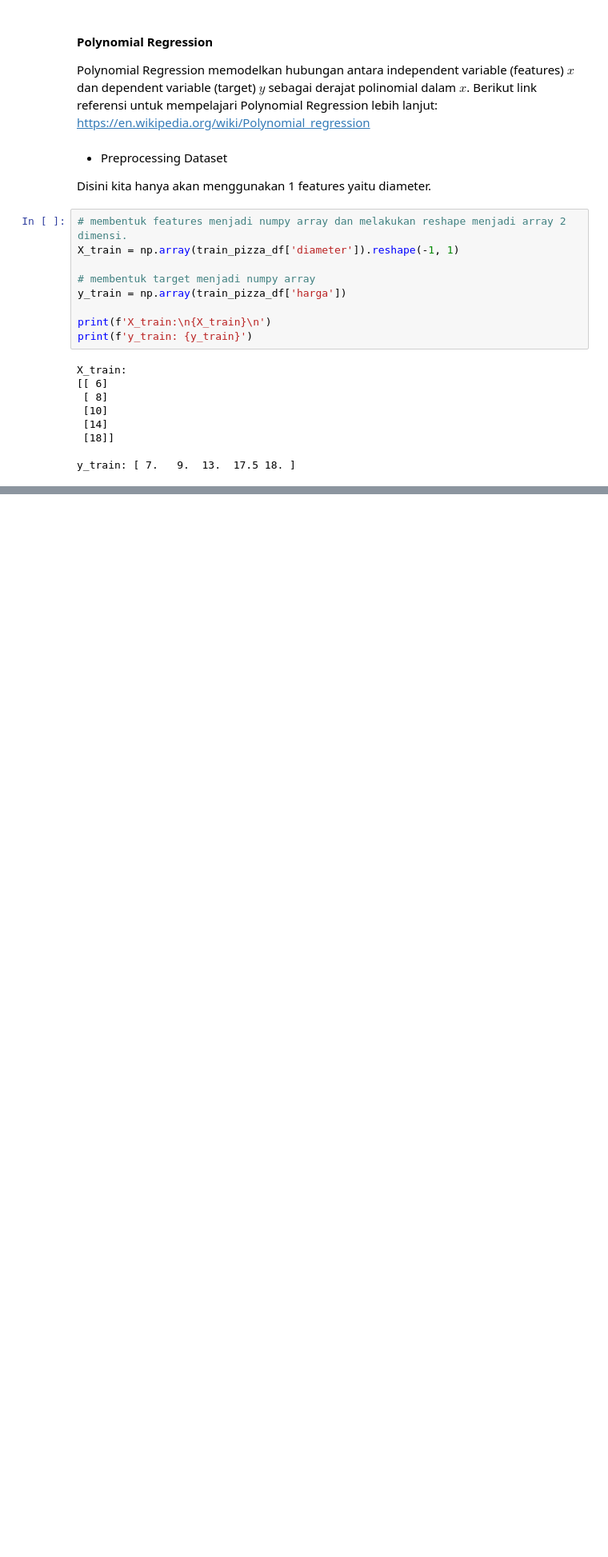
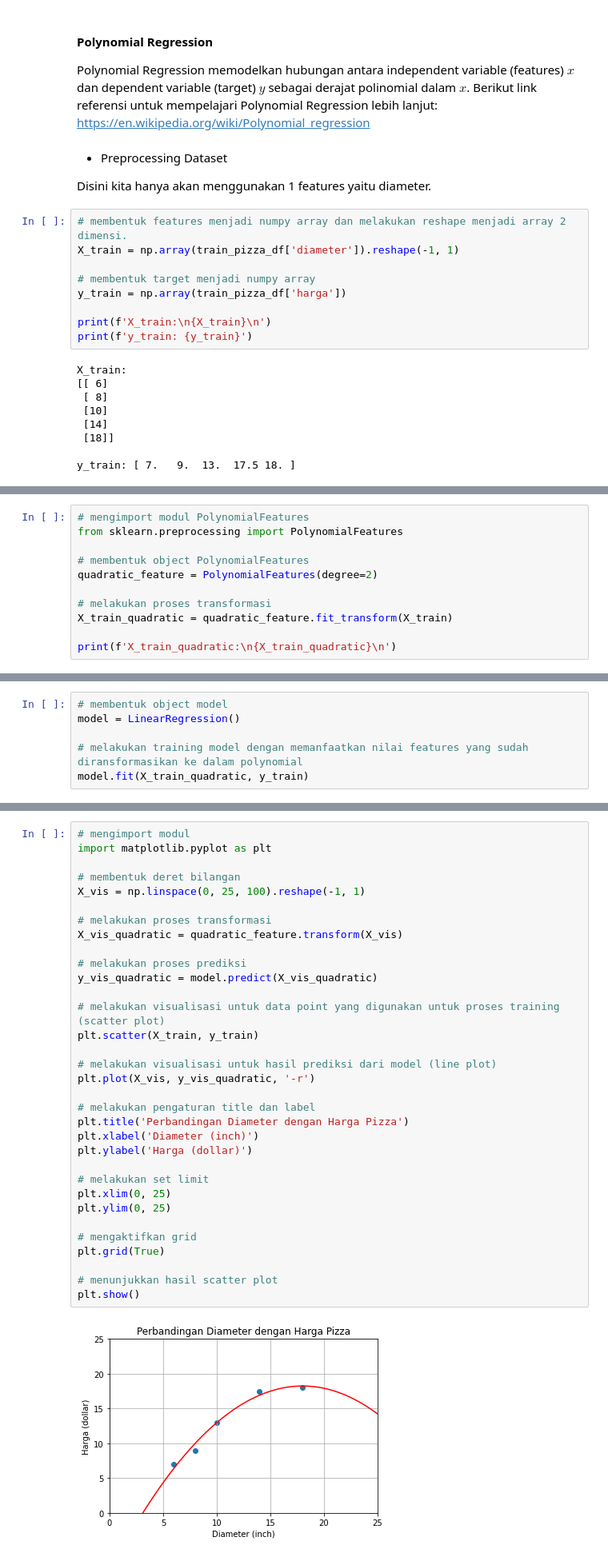
Before and after one commit to akeykoh/belajar_data_science, a Jupyter notebook: Scikit Learn 8 - Week 6.ipynb, the cells around one changed output, grey strips where cells are left out. Shown: that part at 80% size. Saved outputs shown, nothing was run; the diff lists cells and outputs as text; blank space fills up the shorter version.

Commit message:
quadratic polynomial regression

```diff
--- a/Scikit Learn 8 - Week 6.ipynb
+++ b/Scikit Learn 8 - Week 6.ipynb
@@ -161,0 +171,11 @@ y_train: [ 7.   9.  13.  17.5 18. ]
+# %%
+# mengimport modul PolynomialFeatures
+from sklearn.preprocessing import PolynomialFeatures
+
+# membentuk object PolynomialFeatures
+quadratic_feature = PolynomialFeatures(degree=2)
+
+# melakukan proses transformasi
+X_train_quadratic = quadratic_feature.fit_transform(X_train)
+
+print(f'X_train_quadratic:\n{X_train_quadratic}\n')
@@ -161,0 +191,6 @@ y_train: [ 7.   9.  13.  17.5 18. ]
+# %%
+# membentuk object model
+model = LinearRegression()
+
+# melakukan training model dengan memanfaatkan nilai features yang sudah diransformasikan ke dalam polynomial
+model.fit(X_train_quadratic, y_train)
@@ -161,0 +201,35 @@ y_train: [ 7.   9.  13.  17.5 18. ]
+# %%
+# mengimport modul
+import matplotlib.pyplot as plt
+
+# membentuk deret bilangan
+X_vis = np.linspace(0, 25, 100).reshape(-1, 1)
+
+# melakukan proses transformasi
+X_vis_quadratic = quadratic_feature.transform(X_vis)
+
+# melakukan proses prediksi
+y_vis_quadratic = model.predict(X_vis_quadratic)
+
+# melakukan visualisasi untuk data point yang digunakan untuk proses training (scatter plot)
+plt.scatter(X_train, y_train)
+
+# melakukan visualisasi untuk hasil prediksi dari model (line plot)
+plt.plot(X_vis, y_vis_quadratic, '-r')
+
+# melakukan pengaturan title dan label
+plt.title('Perbandingan Diameter dengan Harga Pizza')
+plt.xlabel('Diameter (inch)')
+plt.ylabel('Harga (dollar)')
+
+# melakukan set limit
+plt.xlim(0, 25)
+plt.ylim(0, 25)
+
+# mengaktifkan grid
+plt.grid(True)
+
+# menunjukkan hasil scatter plot
+plt.show()
+# %% [output]
+[figure, added]
```
Also changed, not shown: parts of 7 cells of this notebook.
